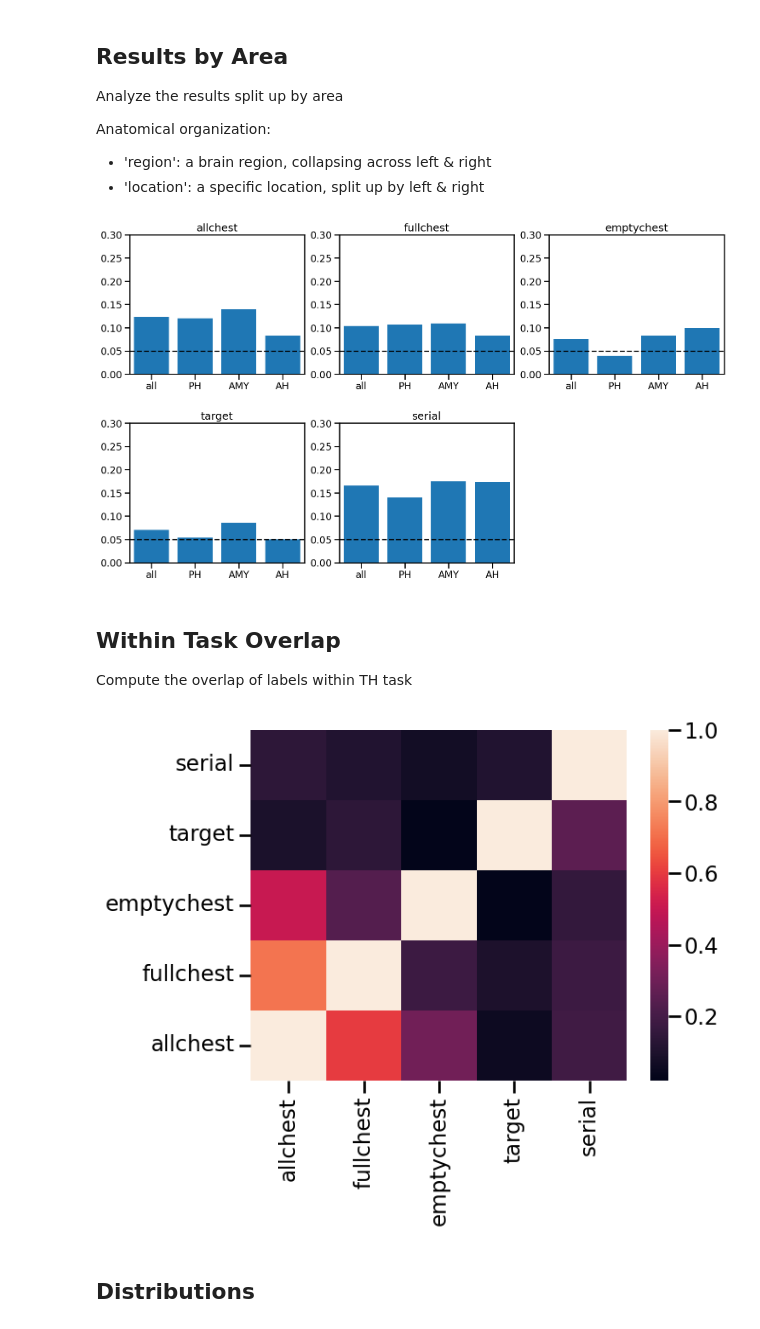
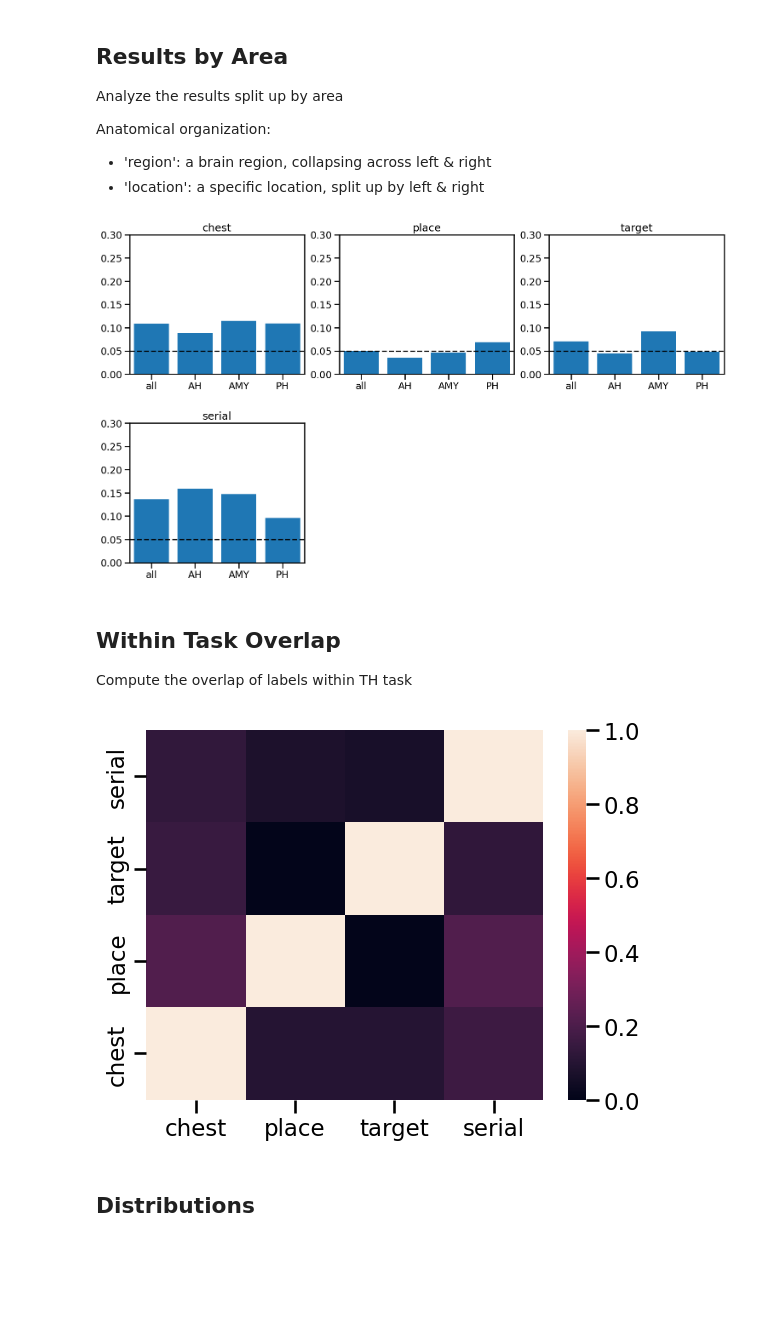
Before and after one commit to HSUPipeline/AnalyzeTH, a Jupyter notebook: notebooks/B2-OverlapAnalyses.ipynb, the cells around one changed output. Saved outputs shown, nothing was run; the diff lists cells and outputs as text; code cells hidden in the pictures; blank space fills up the shorter version.

```diff
--- a/notebooks/B2-OverlapAnalyses.ipynb
+++ b/notebooks/B2-OverlapAnalyses.ipynb
@@ -107,10 +107,10 @@ print('# neurons fr < 0.50: \t', sum(all_results.firing_rate < 0.50))
 # plot_hist(all_results['firing_rate'].values)
 # %%
 # Add a marker for firing rate threshold in the TH experiment
-all_results['keep_th'] = (all_results['firing_rate'] < 0.15).values
+all_results['keep_th'] = (all_results['firing_rate'] > 0.15).values
 # %%
-# #
-# all_results = all_results[all_results.firing_rate > 0.15]
+#
+all_results = all_results[all_results['keep_th']]
 # %%
 # Check number of neurons
 n_units = len(all_results)
@@ -180,10 +180,10 @@ regions
 ALPHA_LEVEL = 0.05
 # %%
 # Add binary labels for statistical tests
-all_results['is_allchest'] = all_results['fr_p_val_all'] < ALPHA_LEVEL
-all_results['is_fullchest'] = all_results['fr_p_val_full'] < ALPHA_LEVEL
-all_results['is_emptychest'] = all_results['fr_p_val_empt'] < ALPHA_LEVEL
-#all_results['is_place'] = all_results['place_anova_surr_p_val'] < ALPHA_LEVEL
+#all_results['is_allchest'] = all_results['fr_p_val_all'] < ALPHA_LEVEL
+all_results['is_chest'] = all_results['fr_p_val_full'] < ALPHA_LEVEL
+#all_results['is_emptychest'] = all_results['fr_p_val_empt'] < ALPHA_LEVEL
+all_results['is_place'] = all_results['place_anova_surr_p_val'] < ALPHA_LEVEL
 all_results['is_target'] = all_results['target_anova_surr_p_val'] < ALPHA_LEVEL
 all_results['is_serial'] = all_results['serial_anova_surr_p_val'] < ALPHA_LEVEL
 # %% [markdown]
@@ -307,8 +304,8 @@ places = {'region' : regions,
 # Define which area organization to use
 place = 'region'
 # %%
-axes = make_axes(len(analyses), 3, hspace=0.35, figsize=(18, 10))
-for analysis, ax in zip(analyses, axes):
+axes = make_axes(len(th_analyses), 3, hspace=0.35, figsize=(18, 10))
+for analysis, ax in zip(th_analyses, axes):
 
     out = {}
     out['all'] = results[analysis] / n_units
@@ -320,27 +317,27 @@ for analysis, ax in zip(analyses, axes):
     plot_bar(out.values(), out.keys(), title=analysis, ylim=[0, 0.30], ax=ax)
     add_hlines(0.05, linestyle='--', color='black', ax=ax)
 # %% [output]
-[figure, old version]
+[figure, new version]
 # %% [markdown]
 ## Within Task Overlap
 
 Compute the overlap of labels within TH task
 # %%
 # Compute overlap between labels within TH task
-over = np.zeros([len(analysis_columns), len(analysis_columns)])
-for i1, acol1 in enumerate(analysis_columns):
+over = np.zeros([len(th_analysis_columns), len(th_analysis_columns)])
+for i1, acol1 in enumerate(th_analysis_columns):
     a1res = set(all_results[all_results[acol1]].wvID.values)
 
-    for i2, acol2 in enumerate(analysis_columns):
+    for i2, acol2 in enumerate(th_analysis_columns):
         a2res = set(all_results[all_results[acol2]].wvID.values)
 
         over[i1, i2] = len(a1res.intersection(a2res)) / len(a1res)
 # %%
 # Plot the overlap between TH labels
-ax = sns.heatmap(over, xticklabels=analyses, yticklabels=analyses)
+ax = sns.heatmap(over, xticklabels=th_analyses, yticklabels=th_analyses)
 ax.invert_yaxis()
 # %% [output]
-[figure, old version]
+[figure, new version]
 # %% [markdown]
 ## Distributions
 # %%
```
Also changed, not shown: parts of 34 cells of this notebook.
